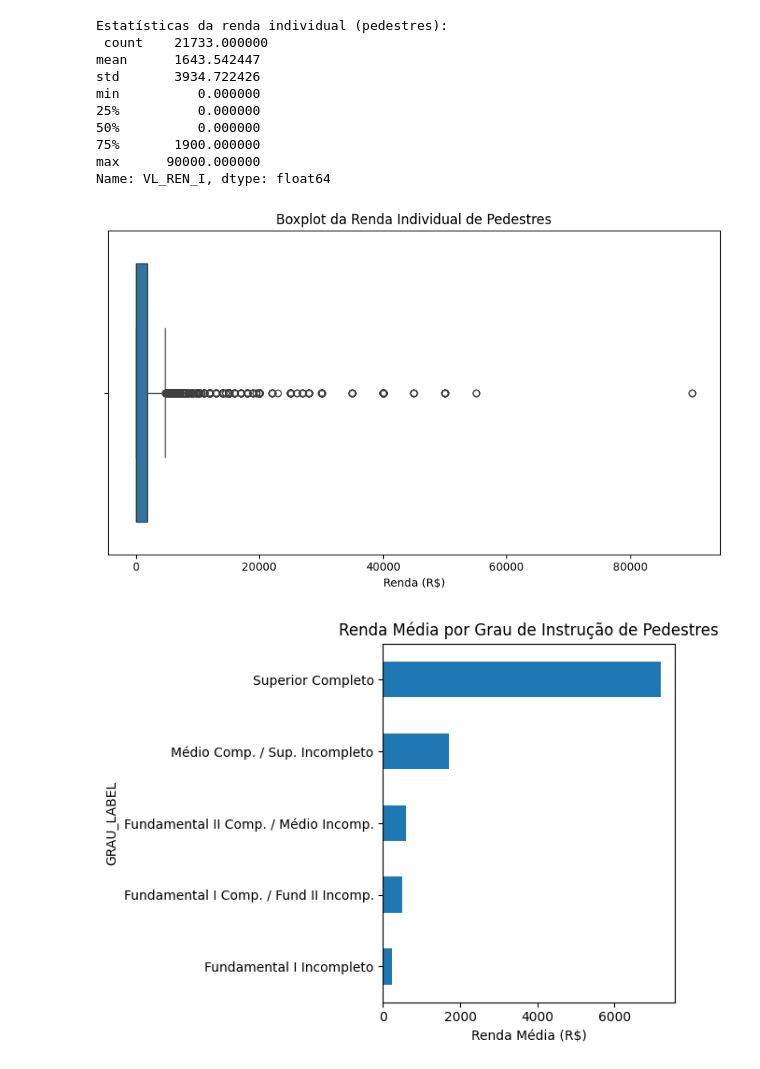
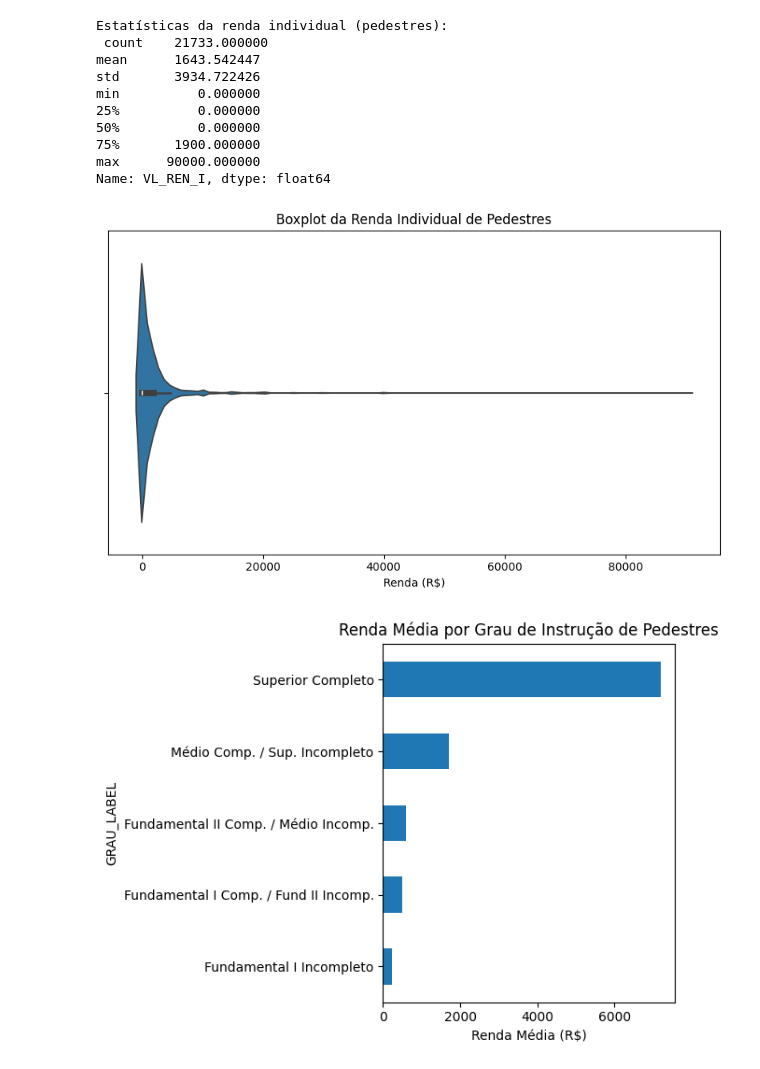
Before and after one commit to gustavo-rmontes/TCC, a Jupyter notebook: analysis_scripts/od_23-analysis.ipynb, the cells around one changed output. Drawn from its saved outputs; the diff is of its cells as text; code cells hidden in the pictures.

```diff
--- a/analysis_scripts/od_23-analysis.ipynb
+++ b/analysis_scripts/od_23-analysis.ipynb
@@ -220,3 +229,7 @@ Try using .loc[row_indexer,col_indexer] = value instead
 
 See the caveats in the documentation: https://pandas.pydata.org/pandas-docs/stable/user_guide/indexing.html#returning-a-view-versus-a-copy
   pedestrians['SEXO_LABEL'] = pedestrians['SEXO'].map(sexo_labels)
+# %%
+# Mapeamento da raça
+raca_labels = {1:"Branca", 2:"Preta", 3:"Amarela", 4:"Parda", 5:"Indígena", 6:"Sem declaração"}
+pedestrians['RACA_LABEL'] = pedestrians['RAÇA'].map(raca_labels)
@@ -353,13 +394,13 @@ max      90000.000000
 Name: VL_REN_I, dtype: float64
 # %%
 plt.figure(figsize=(8, 5))
-sns.boxplot(data=pedestrians, x='VL_REN_I')
+sns.violinplot(data=pedestrians, x='VL_REN_I')
 plt.title('Boxplot da Renda Individual de Pedestres')
 plt.xlabel('Renda (R$)')
 plt.tight_layout()
 plt.show()
 # %% [output]
-[figure, old version]
+[figure, new version]
 # %%
 renda_grau = pedestrians.groupby('GRAU_LABEL')['VL_REN_I'].mean().sort_values()
 renda_grau.plot(kind='barh', title='Renda Média por Grau de Instrução de Pedestres', xlabel='Renda Média (R$)')
```
Also changed, not shown: parts of 20 cells of this notebook.
